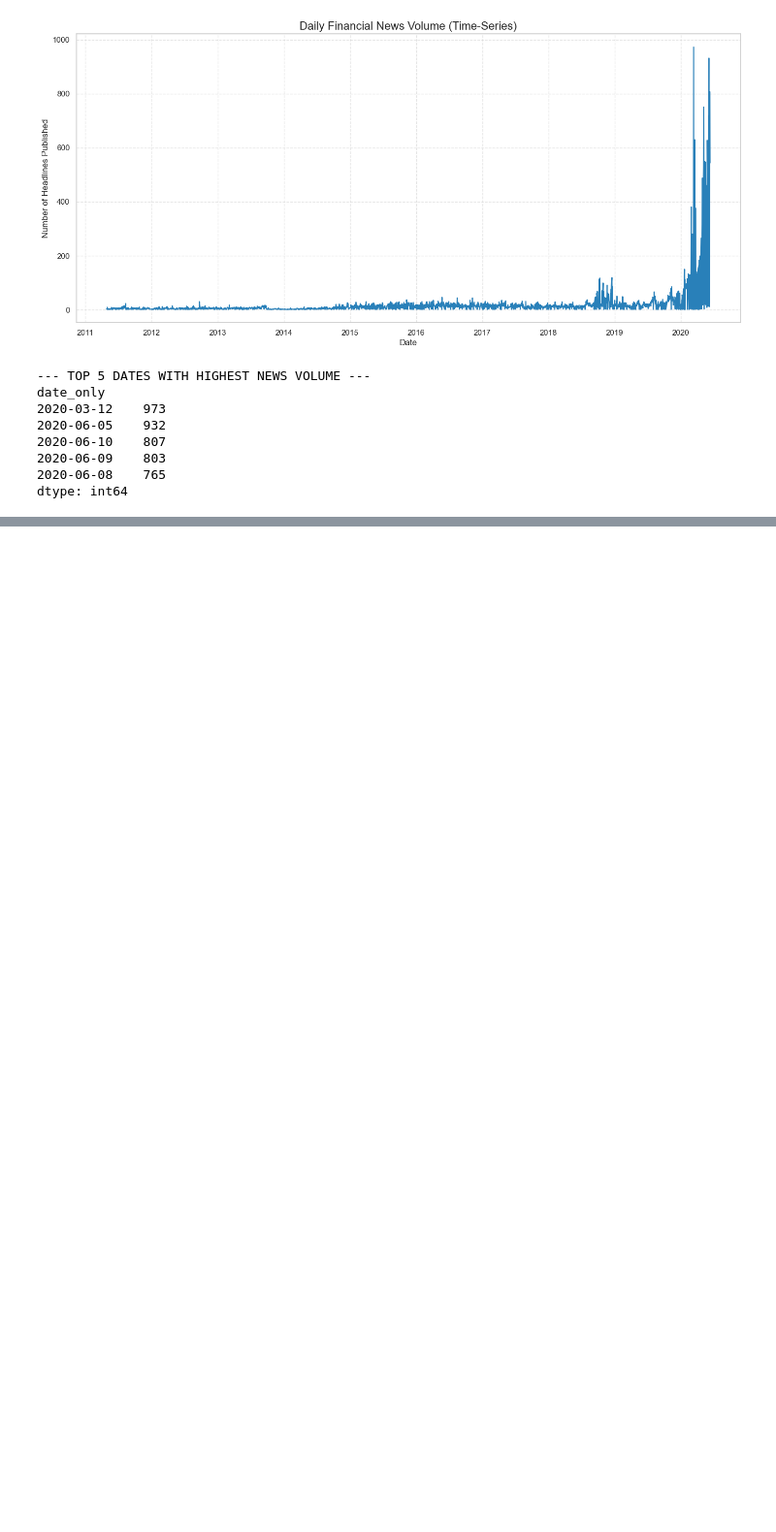
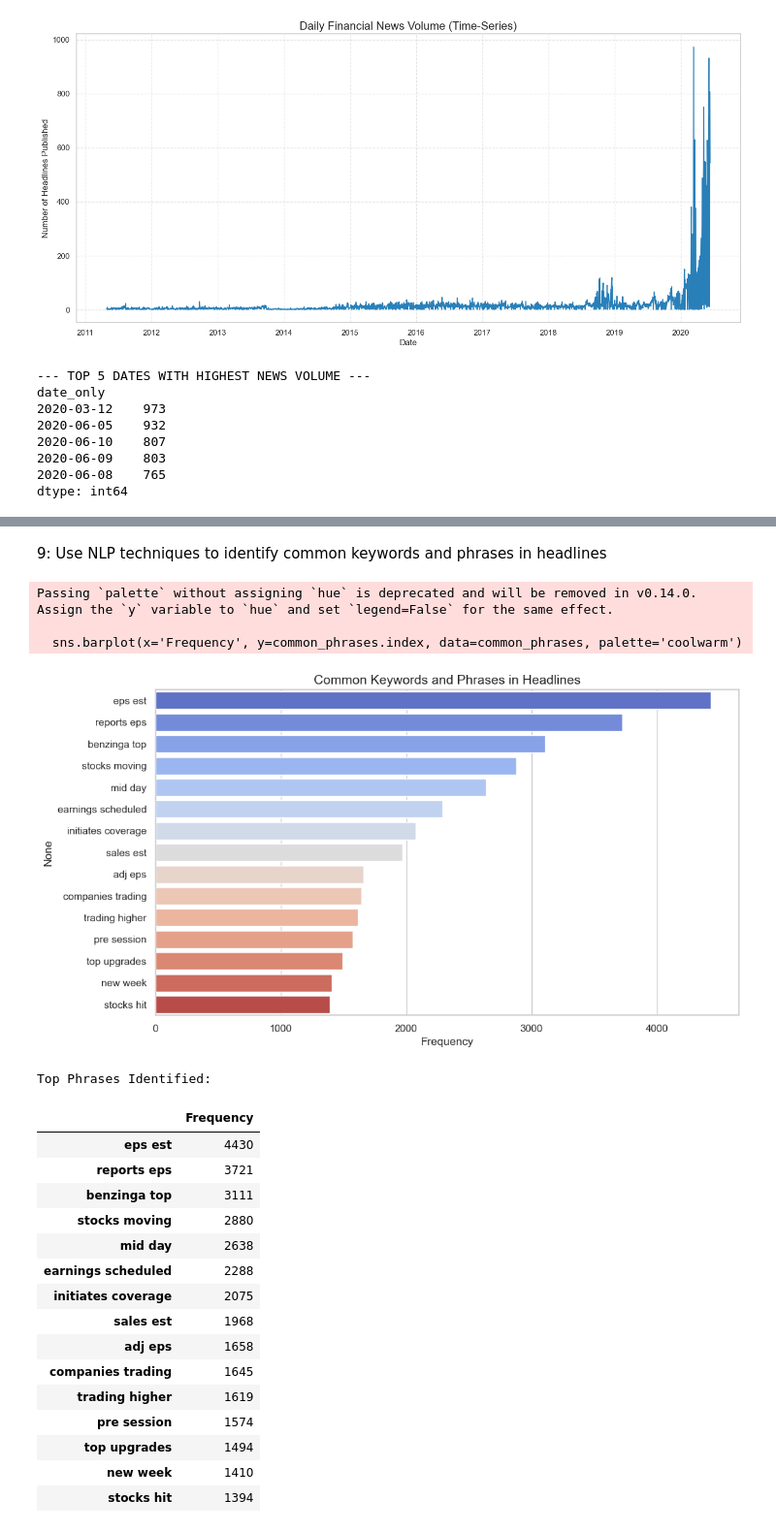
Before and after one commit to bethelhemf/news-sentiment-analysis-week1, a Jupyter notebook: notebooks/eda_news_analysis.ipynb, the cells around one changed output, grey strips where cells are left out. Shown at 97% size. Cells and saved outputs as stored; diff of their text form; code cells hidden in the pictures; blank space fills up the shorter version.

```diff
--- a/notebooks/eda_news_analysis.ipynb
+++ b/notebooks/eda_news_analysis.ipynb
@@ -241,0 +331,62 @@ I will now proceed to NLP Sentiment Scoring. We will use the compound score from
+# %% [markdown]
+9: Use NLP techniques to identify common keywords and phrases in headlines
+# %%
+# =================================================================
+# TASK: Use NLP techniques to identify common keywords and phrases
+# Goal: Detect recurring professional jargon (Bigrams).
+# =================================================================
+
+import re
+# 1. Clean the text for phrase extraction
+def nlp_cleaner(text):
+    text = str(text).lower()
+    text = re.sub(r'[^a-zA-Z\s]', ' ', text)
+    words = text.split()
+    # Remove generic stopwords
+    return ' '.join([w for w in words if w not in stop_words and len(w) > 2])
+
+df_sample = df_news.sample(100000, random_state=42).copy()
+df_sample['nlp_processed'] = df_sample['headline'].apply(nlp_cleaner)
+
+# 2. Use CountVectorizer to identify common phrases (Bigrams)
+# This identifies phrases like "price target" or "earnings beat"
+phrase_vectorizer = CountVectorizer(ngram_range=(2, 2), max_features=15)
+phrase_matrix = phrase_vectorizer.fit_transform(df_sample['nlp_processed'])
+
+# 3. Aggregate results
+common_phrases = pd.DataFrame(
+    phrase_matrix.sum(axis=0).T,
+    index=phrase_vectorizer.get_feature_names_out(),
+    columns=['Frequency']
+).sort_values(by='Frequency', ascending=False)
+
+# 4. Visualize Common Phrases
+plt.figure(figsize=(10, 6))
+sns.barplot(x='Frequency', y=common_phrases.index, data=common_phrases, palette='coolwarm')
+plt.title('Common Keywords and Phrases in Headlines', fontsize=14)
+plt.show()
+
+print("Top Phrases Identified:")
+display(common_phrases)
+# %% [output]
+Passing `palette` without assigning `hue` is deprecated and will be removed in v0.14.0. Assign the `y` variable to `hue` and set `legend=False` for the same effect.
+
+  sns.barplot(x='Frequency', y=common_phrases.index, data=common_phrases, palette='coolwarm')
+[figure, added]
+Top Phrases Identified:
+|  | Frequency |
+| eps est | 4430 |
+| reports eps | 3721 |
+| benzinga top | 3111 |
+| stocks moving | 2880 |
+| mid day | 2638 |
+| earnings scheduled | 2288 |
+| initiates coverage | 2075 |
+| sales est | 1968 |
+| adj eps | 1658 |
+| companies trading | 1645 |
+| trading higher | 1619 |
+| pre session | 1574 |
+| top upgrades | 1494 |
+| new week | 1410 |
+| stocks hit | 1394 |
```
Also changed, not shown: parts of 17 cells of this notebook.
